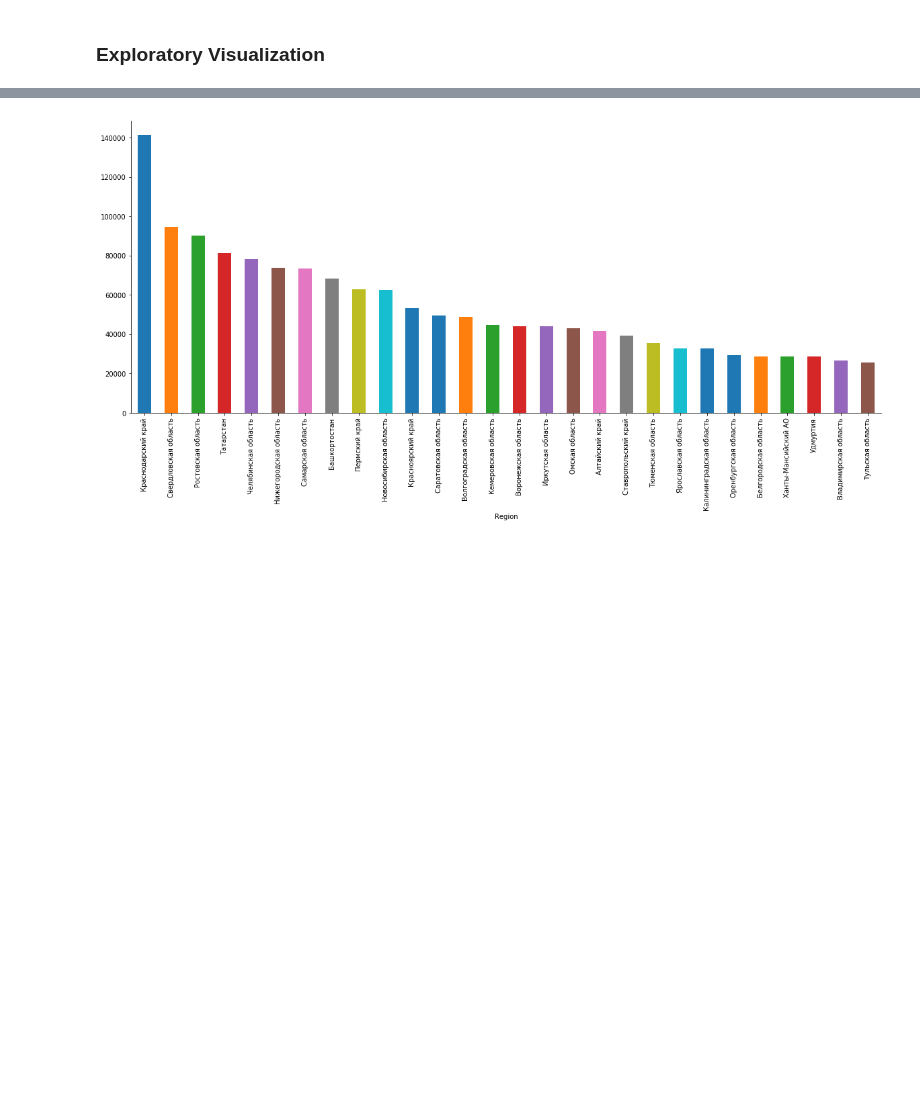
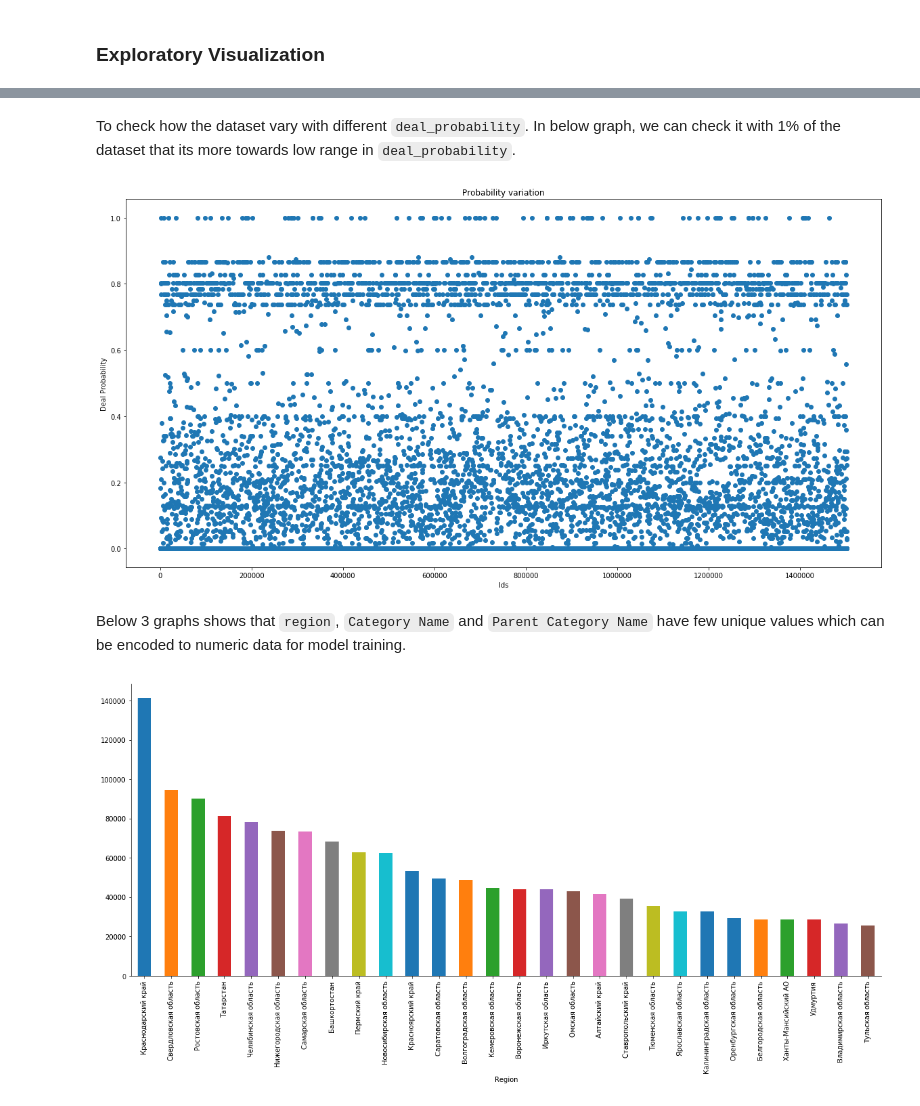
Before and after one commit to sachinlamba/Capstone_ML, a Jupyter notebook: report.ipynb, the cells around one changed output, grey strips where cells are left out. Drawn from its saved outputs; the diff is of its cells as text; code cells hidden in the pictures; blank space fills up the shorter version.

```diff
--- a/report.ipynb
+++ b/report.ipynb
@@ -116,6 +147,23 @@ train_output = all_train_dataset['deal_probability'].astype('float32')
 train_input = all_train_dataset.drop(['deal_probability'], axis=1)
 # del all_train_dataset['deal_probability'] ###### can be used
 test_input = all_test_dataset.copy()
+# %% [markdown]
+To check how the dataset vary with different `deal_probability`. In below graph, we can check it with 1% of the dataset that its more towards low range in `deal_probability`.
+# %%
+plt.figure(figsize=(20, 10))
+dataToShow = 0.01 # percentage
+indexes = np.random.randint(0, len(train_output), size=int(dataToShow * len(train_output)))
+x_select = train_output.iloc[indexes]
+plt.xlabel("Ids")
+plt.ylabel("Deal Probability")
+plt.title("Probability variation")
+
+plt.scatter(indexes, x_select)
+plt.show()
+# %% [output]
+[figure, added]
+# %% [markdown]
+Below 3 graphs shows that `region`, `Category Name` and `Parent Category Name` have few unique values which can be encoded to numeric data for model training.
 # %%
 plt.figure(figsize=(20, 8))
 all_train_dataset.region.value_counts(dropna=False).plot(kind='bar', rot=0)
```
Also changed, not shown: parts of 28 cells of this notebook, 4 other files.
